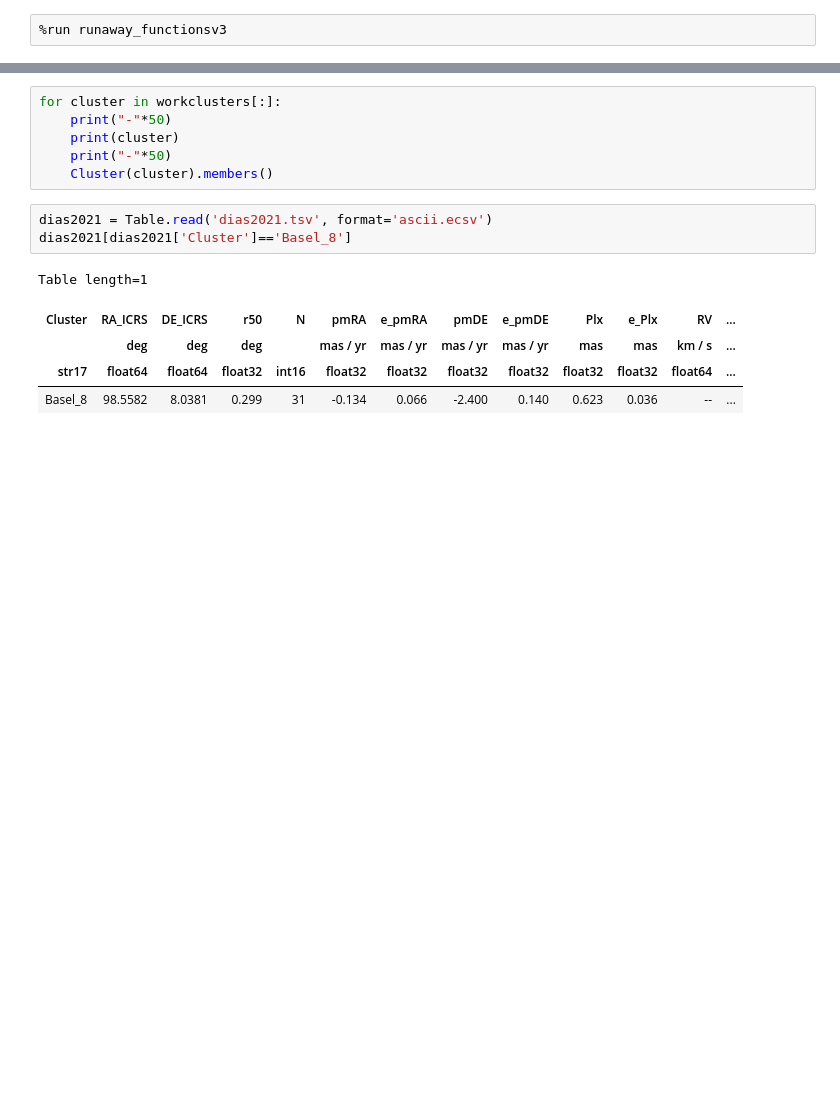
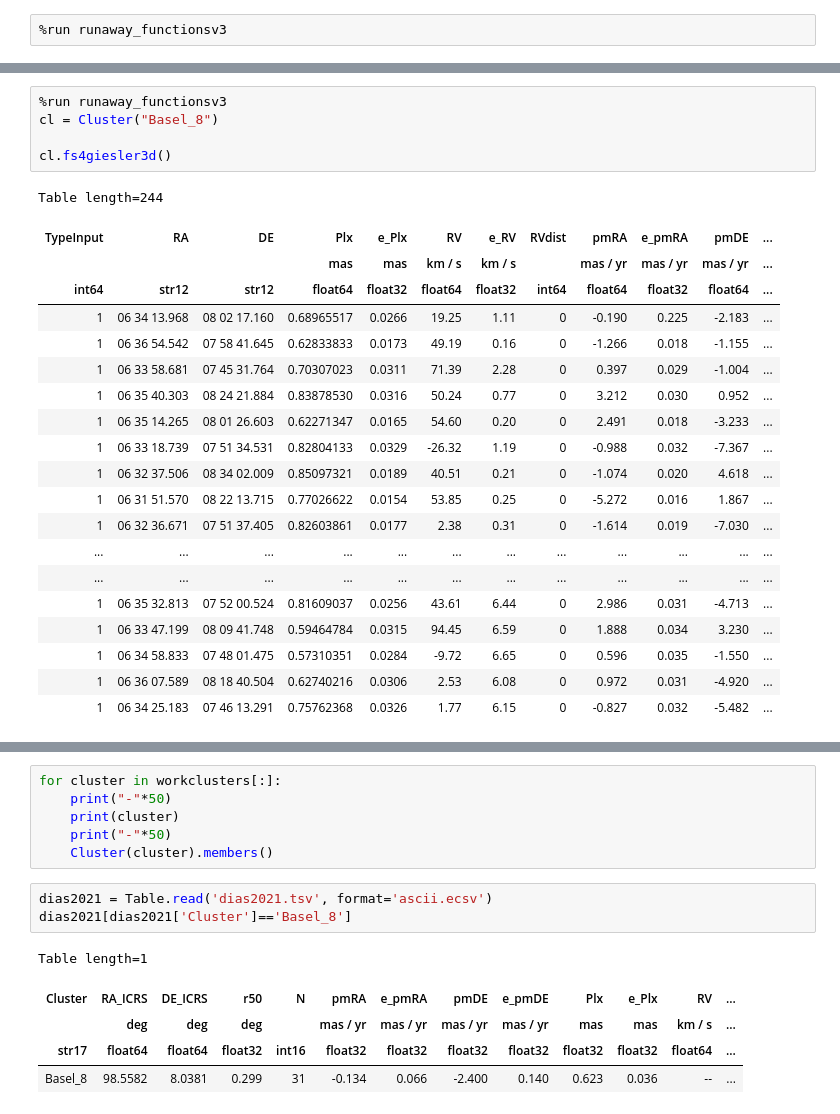
Before and after one commit to surodeep26/Runaway-Stars, a Jupyter notebook: v16.ipynb, the cells around one changed output, grey strips where cells are left out. Cells and saved outputs as stored; diff of their text form; blank space fills up the shorter version.

Commit message:
fs4giesler3d

```diff
--- a/v16.ipynb
+++ b/v16.ipynb
@@ -2,0 +48,26 @@
+# %%
+%run runaway_functionsv3
+cl = Cluster("Basel_8")
+
+cl.fs4giesler3d()
+# %% [output]
+Table length=244
+| TypeInput | RA | DE | Plx | e_Plx | RV | e_RV | RVdist | pmRA | e_pmRA | pmDE | ... |
+|  |  |  | mas | mas | km / s | km / s |  | mas / yr | mas / yr | mas / yr | ... |
+| int64 | str12 | str12 | float64 | float32 | float64 | float32 | int64 | float64 | float32 | float64 | ... |
+| 1 | 06 34 13.968 | 08 02 17.160 | 0.68965517 | 0.0266 | 19.25 | 1.11 | 0 | -0.190 | 0.225 | -2.183 | ... |
+| 1 | 06 36 54.542 | 07 58 41.645 | 0.62833833 | 0.0173 | 49.19 | 0.16 | 0 | -1.266 | 0.018 | -1.155 | ... |
+| 1 | 06 33 58.681 | 07 45 31.764 | 0.70307023 | 0.0311 | 71.39 | 2.28 | 0 | 0.397 | 0.029 | -1.004 | ... |
+| 1 | 06 35 40.303 | 08 24 21.884 | 0.83878530 | 0.0316 | 50.24 | 0.77 | 0 | 3.212 | 0.030 | 0.952 | ... |
+| 1 | 06 35 14.265 | 08 01 26.603 | 0.62271347 | 0.0165 | 54.60 | 0.20 | 0 | 2.491 | 0.018 | -3.233 | ... |
+| 1 | 06 33 18.739 | 07 51 34.531 | 0.82804133 | 0.0329 | -26.32 | 1.19 | 0 | -0.988 | 0.032 | -7.367 | ... |
+| 1 | 06 32 37.506 | 08 34 02.009 | 0.85097321 | 0.0189 | 40.51 | 0.21 | 0 | -1.074 | 0.020 | 4.618 | ... |
+| 1 | 06 31 51.570 | 08 22 13.715 | 0.77026622 | 0.0154 | 53.85 | 0.25 | 0 | -5.272 | 0.016 | 1.867 | ... |
+| 1 | 06 32 36.671 | 07 51 37.405 | 0.82603861 | 0.0177 | 2.38 | 0.31 | 0 | -1.614 | 0.019 | -7.030 | ... |
+| ... | ... | ... | ... | ... | ... | ... | ... | ... | ... | ... | ... |
+| ... | ... | ... | ... | ... | ... | ... | ... | ... | ... | ... | ... |
+| 1 | 06 35 32.813 | 07 52 00.524 | 0.81609037 | 0.0256 | 43.61 | 6.44 | 0 | 2.986 | 0.031 | -4.713 | ... |
+| 1 | 06 33 47.199 | 08 09 41.748 | 0.59464784 | 0.0315 | 94.45 | 6.59 | 0 | 1.888 | 0.034 | 3.230 | ... |
+| 1 | 06 34 58.833 | 07 48 01.475 | 0.57310351 | 0.0284 | -9.72 | 6.65 | 0 | 0.596 | 0.035 | -1.550 | ... |
+| 1 | 06 36 07.589 | 08 18 40.504 | 0.62740216 | 0.0306 | 2.53 | 6.08 | 0 | 0.972 | 0.031 | -4.920 | ... |
+| 1 | 06 34 25.183 | 07 46 13.291 | 0.75762368 | 0.0326 | 1.77 | 6.15 | 0 | -0.827 | 0.032 | -5.482 | ... |
```
Also changed, not shown: parts of 4 cells of this notebook, 1 other file.
